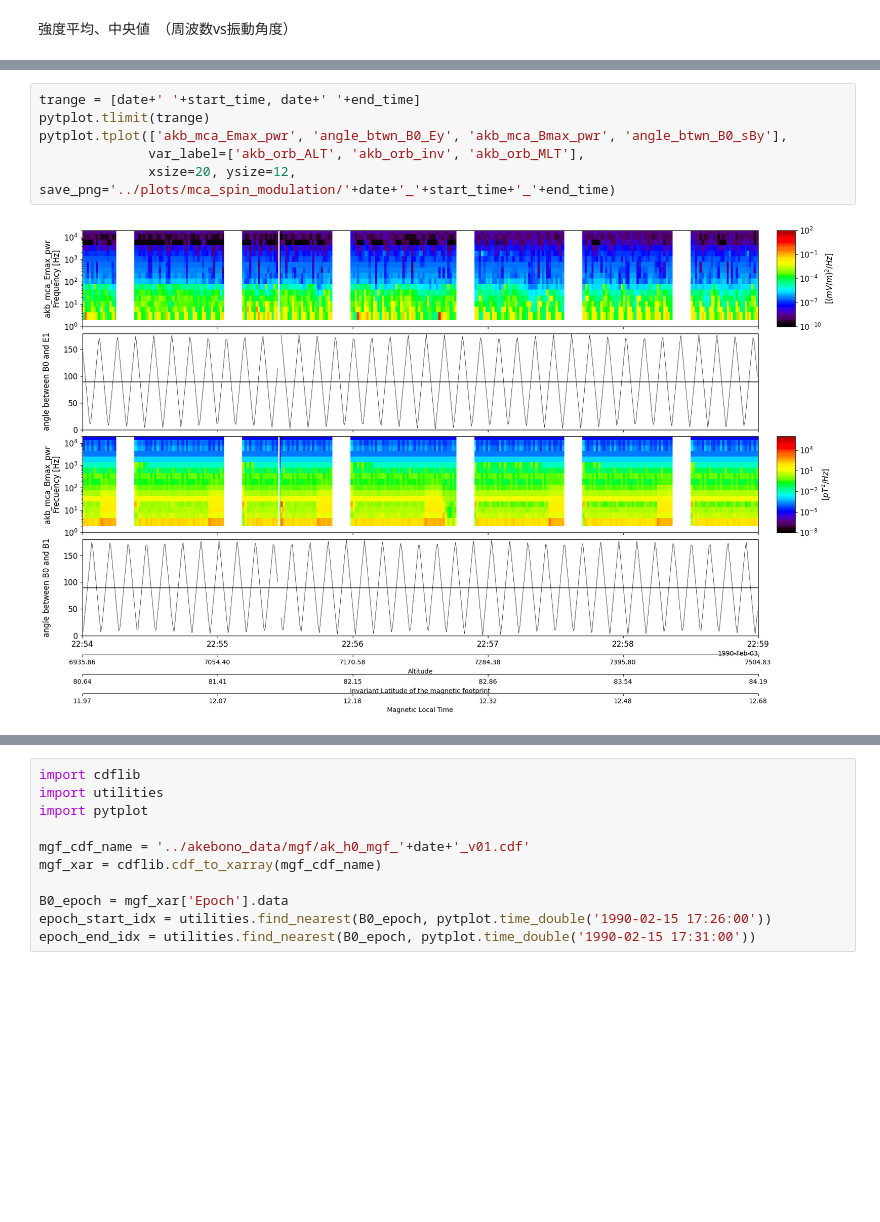
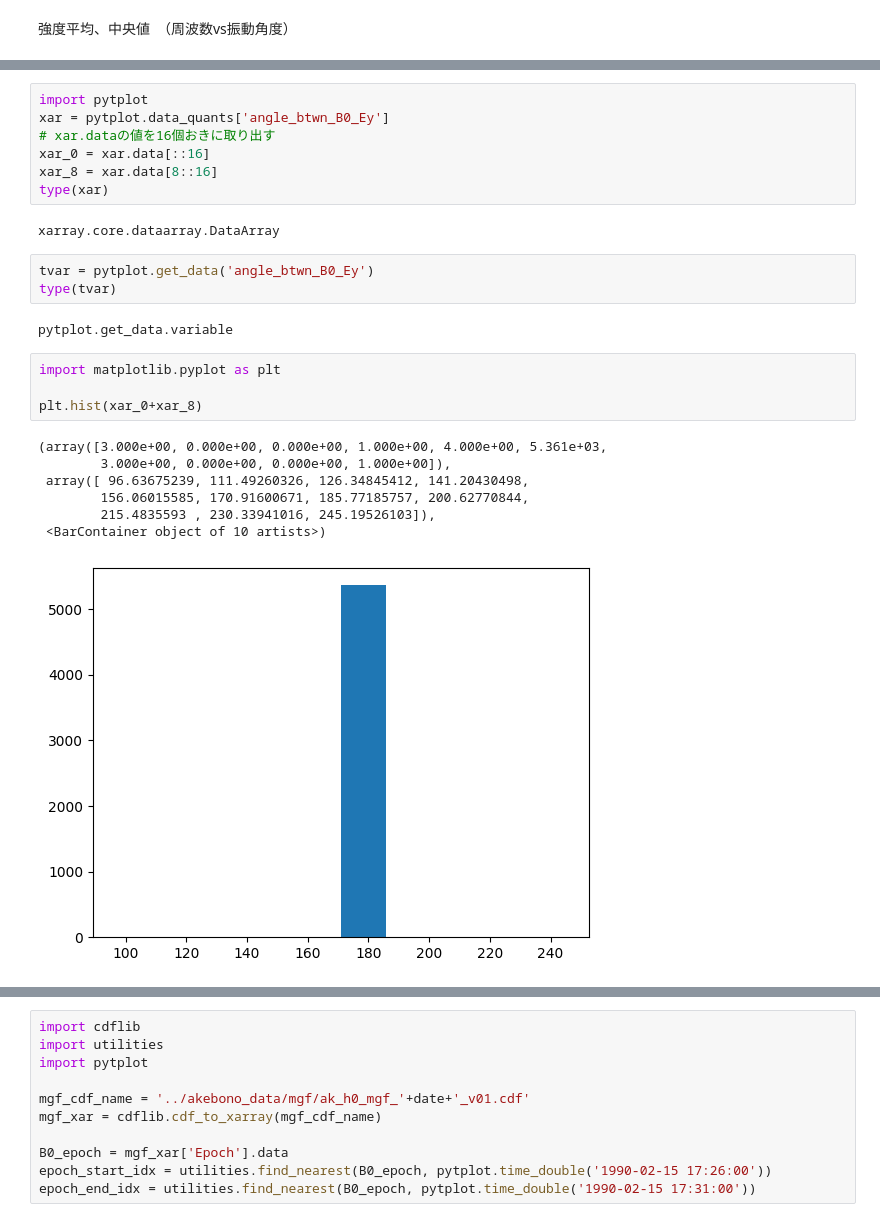
Before and after one commit to shuji-onosawa/akebono_analysis, a Jupyter notebook: src/Akebono_analysis.ipynb, the cells around one changed output, grey strips where cells are left out. Drawn from its saved outputs; the diff is of its cells as text; blank space fills up the shorter version.

```diff
--- a/src/Akebono_analysis.ipynb
+++ b/src/Akebono_analysis.ipynb
@@ -81,8 +93,26 @@ pytplot.tplot(['akb_mca_Emax_pwr', 'akb_mca_Bmax_pwr'],
-# %%
-trange = [date+' '+start_time, date+' '+end_time]
-pytplot.tlimit(trange)
-pytplot.tplot(['akb_mca_Emax_pwr', 'angle_btwn_B0_Ey', 'akb_mca_Bmax_pwr', 'angle_btwn_B0_sBy'],
-              var_label=['akb_orb_ALT', 'akb_orb_inv', 'akb_orb_MLT'],
-              xsize=20, ysize=12, save_png='../plots/mca_spin_modulation/'+date+'_'+start_time+'_'+end_time)
-# %% [output]
-[figure, removed]
+# %%
+import pytplot
+xar = pytplot.data_quants['angle_btwn_B0_Ey']
+# xar.dataの値を16個おきに取り出す
+xar_0 = xar.data[::16]
+xar_8 = xar.data[8::16]
+type(xar)
+# %% [output]
+xarray.core.dataarray.DataArray
+# %%
+tvar = pytplot.get_data('angle_btwn_B0_Ey')
+type(tvar)
+# %% [output]
+pytplot.get_data.variable
+# %%
+import matplotlib.pyplot as plt
+
+plt.hist(xar_0+xar_8)
+# %% [output]
+(array([3.000e+00, 0.000e+00, 0.000e+00, 1.000e+00, 4.000e+00, 5.361e+03,
+        3.000e+00, 0.000e+00, 0.000e+00, 1.000e+00]),
+ array([ 96.63675239, 111.49260326, 126.34845412, 141.20430498,
+        156.06015585, 170.91600671, 185.77185757, 200.62770844,
+        215.4835593 , 230.33941016, 245.19526103]),
+ <BarContainer object of 10 artists>)
+[figure, added]
```
Also changed, not shown: parts of 29 cells of this notebook, 1 other file.
